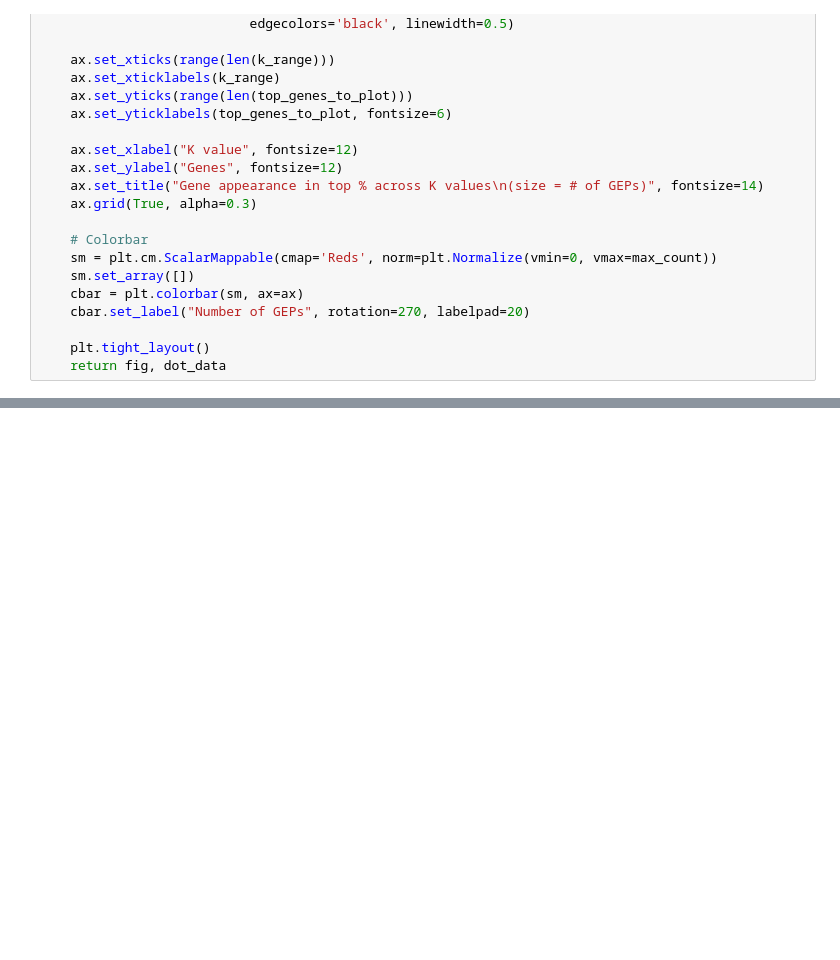
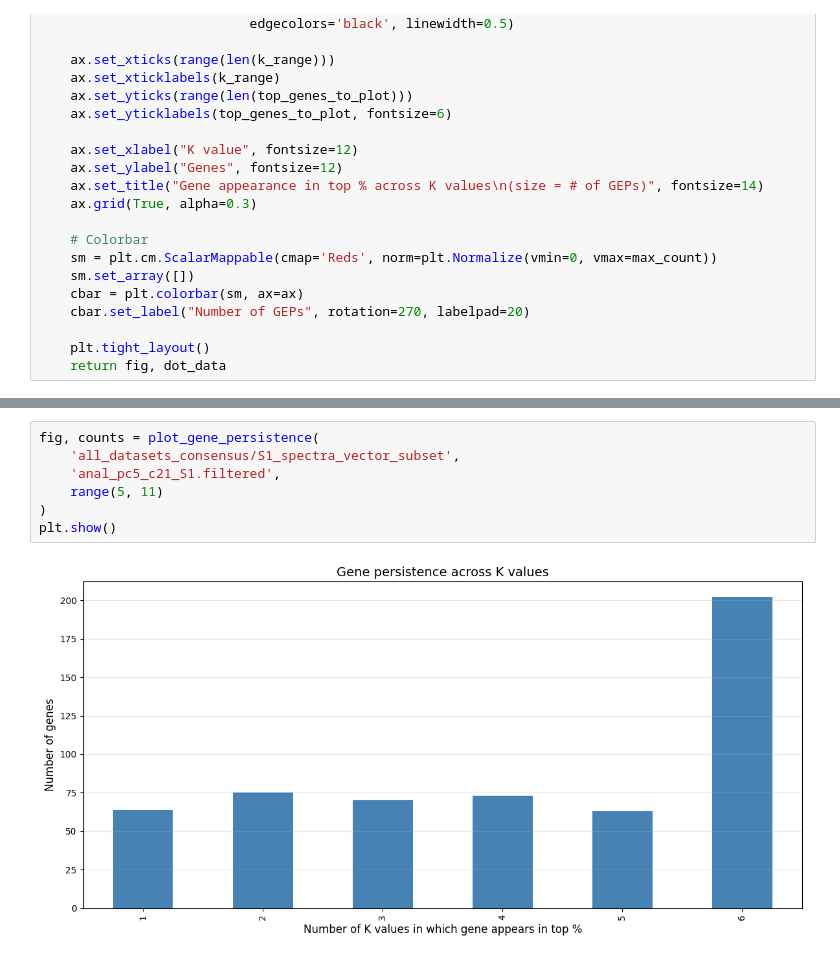
Before and after one commit to sumedhars/dinh-lab-cnmf, a Jupyter notebook: rank_top_spectral_vectors.ipynb, the cells around one changed output, grey strips where cells are left out. Drawn from its saved outputs; the diff is of its cells as text; blank space fills up the shorter version.

```diff
--- a/rank_top_spectral_vectors.ipynb
+++ b/rank_top_spectral_vectors.ipynb
@@ -234,0 +290,9 @@ plt.show()
+# %%
+fig, counts = plot_gene_persistence(
+    'all_datasets_consensus/S1_spectra_vector_subset',
+    'anal_pc5_c21_S1.filtered',
+    range(5, 11)
+)
+plt.show()
+# %% [output]
+[figure, added]
```
Also changed, not shown: parts of 7 cells of this notebook, 1 other file.
